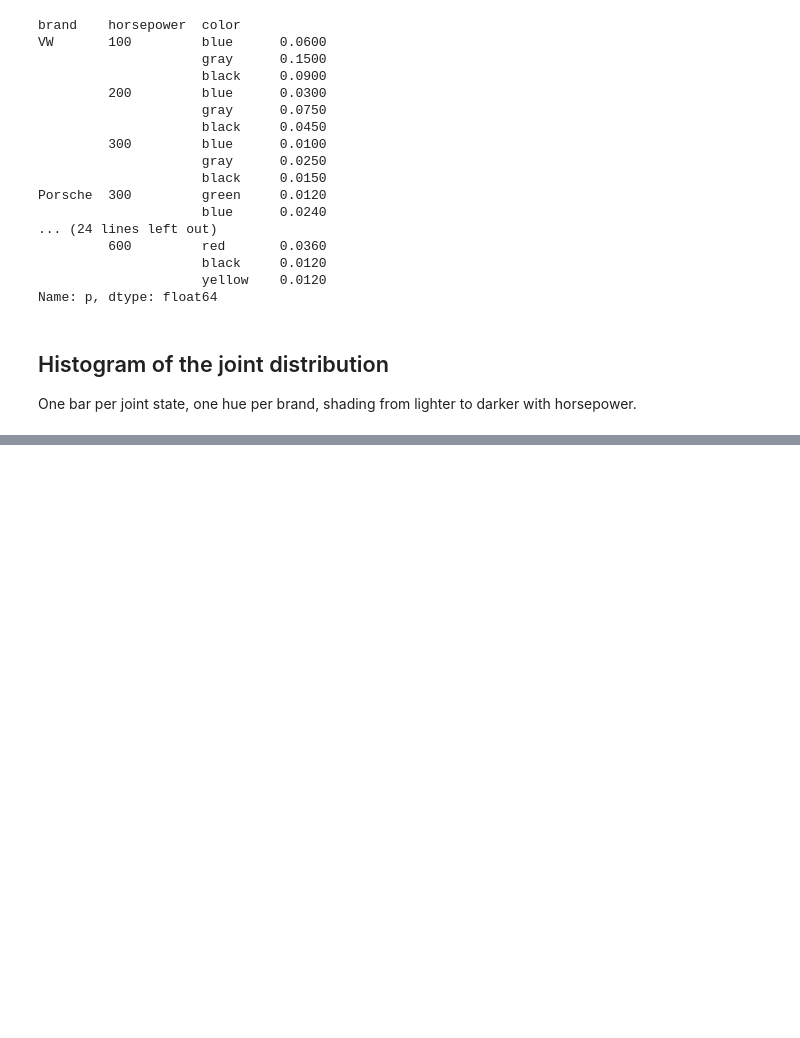
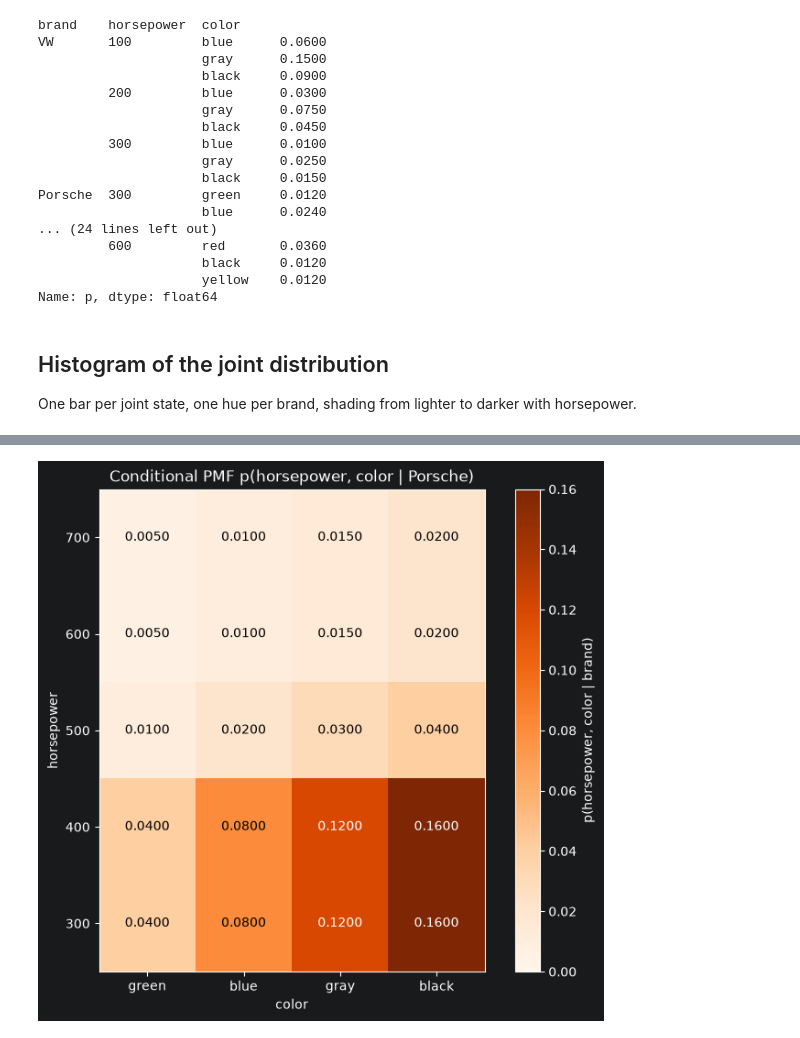
Before and after one commit to aisven/foundations-of-probability-and-statistics, a Jupyter notebook: notebooks/cars/notebook-cars-0.ipynb, the cells around one changed output, grey strips where cells are left out. Drawn from its saved outputs; the diff is of its cells as text; code cells hidden in the pictures; blank space fills up the shorter version.

```diff
--- a/notebooks/cars/notebook-cars-0.ipynb
+++ b/notebooks/cars/notebook-cars-0.ipynb
@@ -44,0 +55,4 @@ joint_car_distribution_histogram_figure = visualize_joint_car_distribution_in_hi
+# %%
+pmf_porsche_figure = visualize_pmf_given_brand(brand="Porsche")
+# %% [output]
+[figure, added]
```
Also changed, not shown: parts of 5 cells of this notebook, 2 other files.
